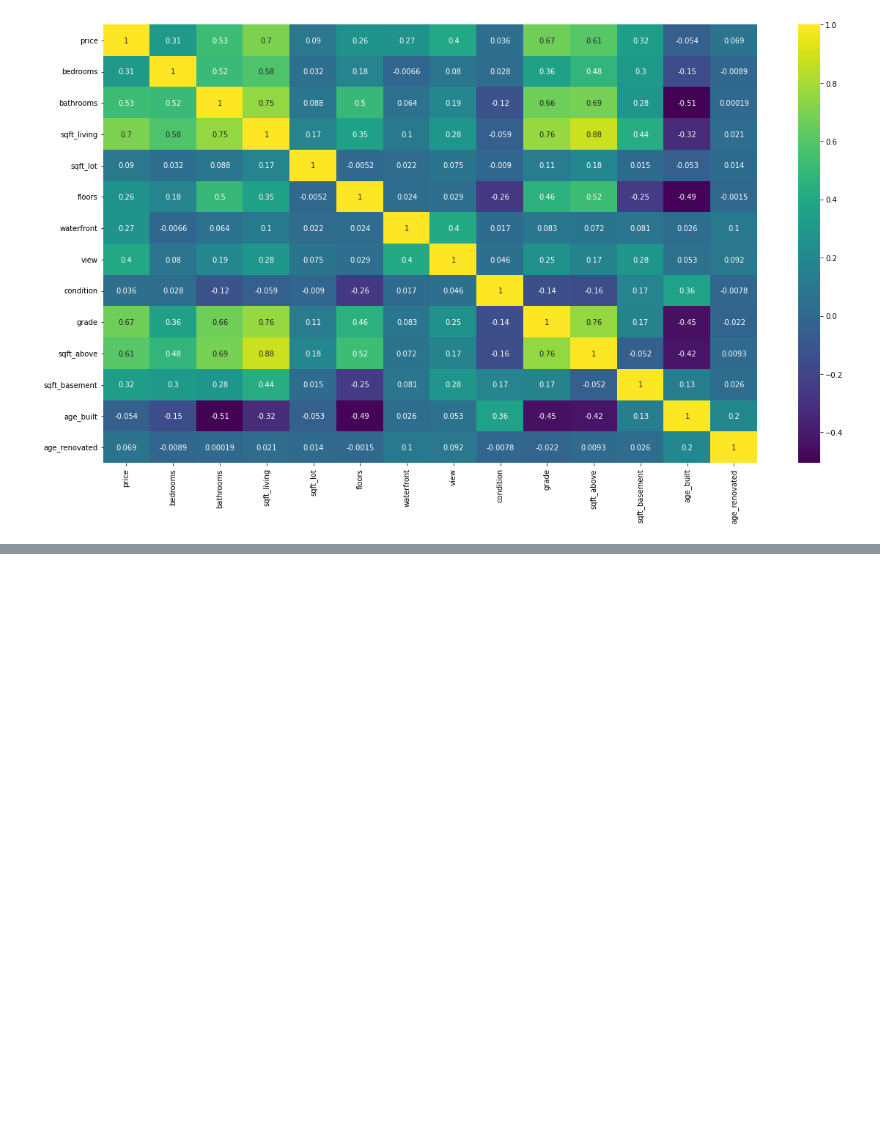
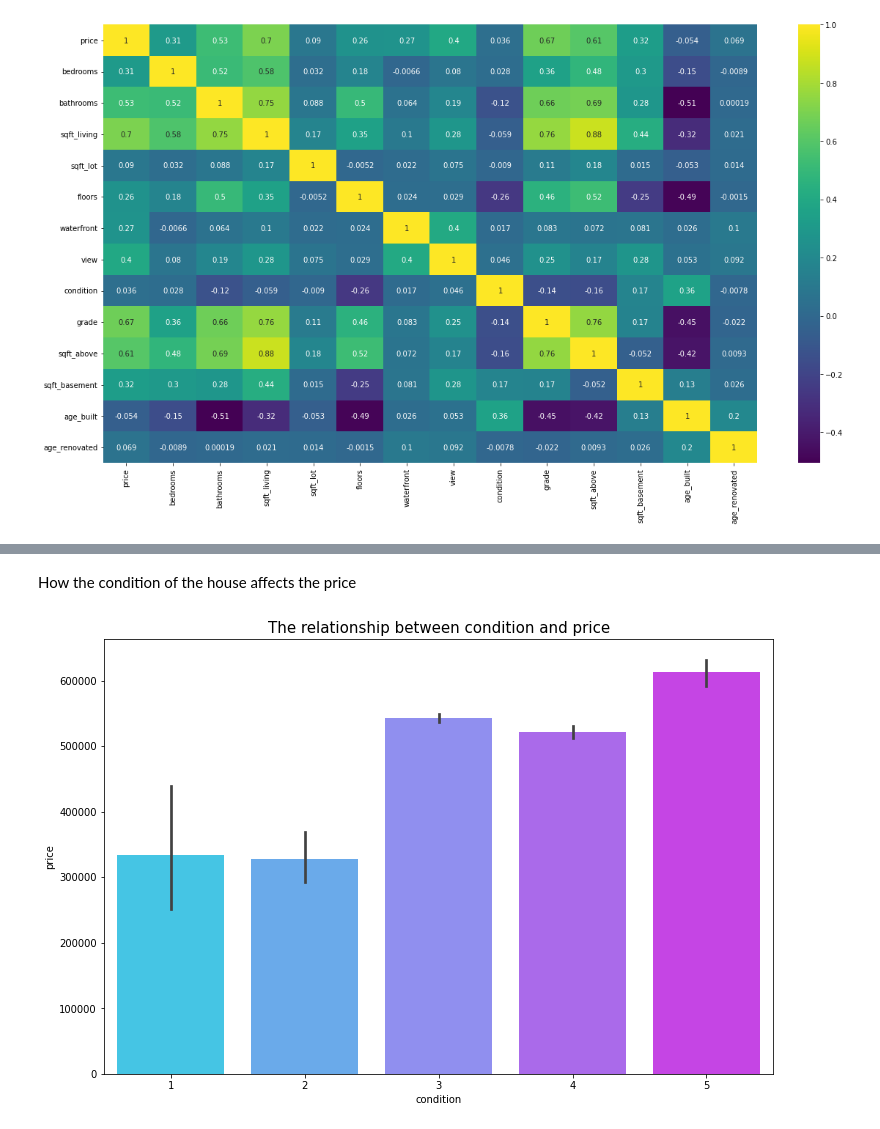
Before and after one commit to kipsangchepesa/Core12_moduleII-IP, a Jupyter notebook: Moringa_Data_Science_core12_ModuleII_W2_Independent_Project_2021_11_Kipsang_Nicholas_Machine_Learning_.ipynb, the cells around one changed output, grey strips where cells are left out. Drawn from its saved outputs; the diff is of its cells as text; code cells hidden in the pictures; blank space fills up the shorter version.

```diff
--- a/Moringa_Data_Science_core12_ModuleII_W2_Independent_Project_2021_11_Kipsang_Nicholas_Machine_Learning_.ipynb
+++ b/Moringa_Data_Science_core12_ModuleII_W2_Independent_Project_2021_11_Kipsang_Nicholas_Machine_Learning_.ipynb
@@ -338,0 +361,7 @@ plt.show()
+# %% [markdown]
+How the condition of the house affects the price
+# %%
+barplots(housing1,'condition','price')
+#Houses with high rated condition are expensive compare to the low rated conditipon
+# %% [output]
+[figure, added]
```
Also changed, not shown: parts of 9 cells of this notebook.
